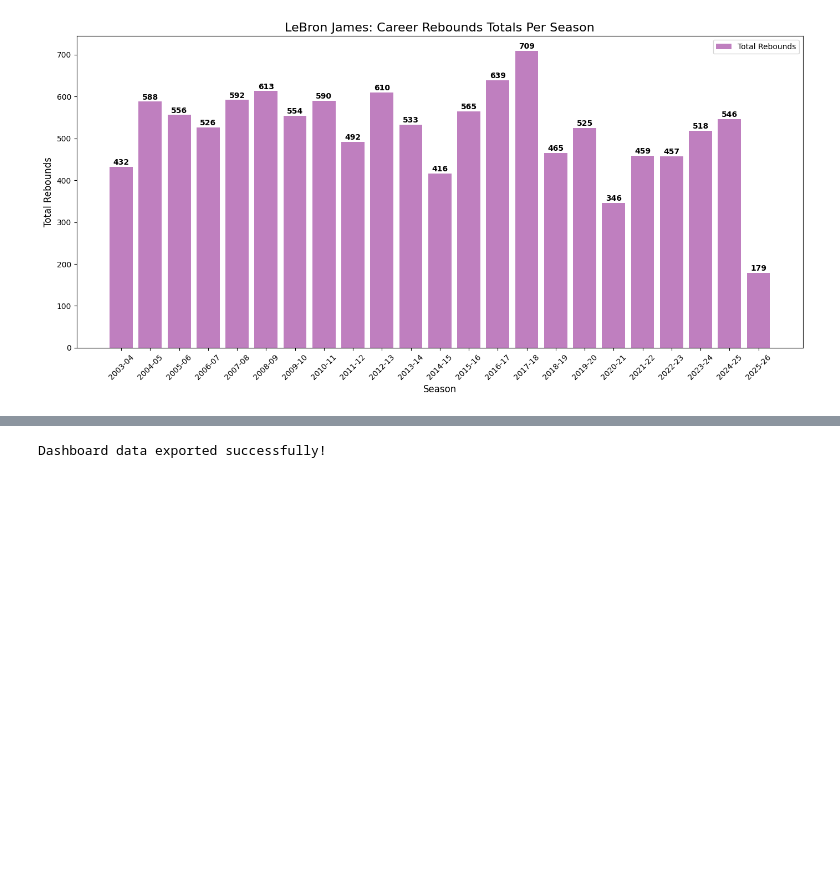
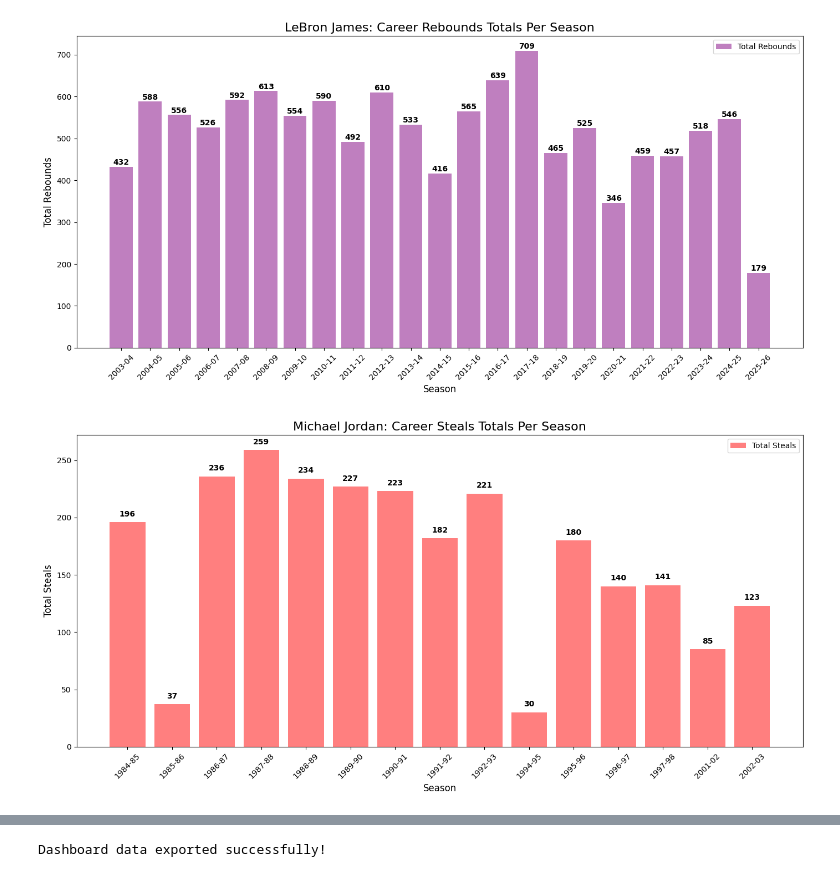
Before and after one commit to Jtambwe7305/mj-vs-lbj-nba-analysis-ai-help, a Jupyter notebook: Goat_comparison.ipynb, the cells around one changed output, grey strips where cells are left out. Drawn from its saved outputs; the diff is of its cells as text; code cells hidden in the pictures; blank space fills up the shorter version.

```diff
--- a/Goat_comparison.ipynb
+++ b/Goat_comparison.ipynb
@@ -755,3 +818,23 @@ plt.tight_layout()
 plt.show()
 # %% [output]
 [figure]
+# %%
+# 4. Visualization
+plt.figure(figsize=(14, 7))
+
+# Plotting the Volume (Attempts) and Success (Makes)
+plt.bar(mj_stats['SEASON_ID'], mj_stats['STL'], label='Total Steals', color='red', alpha=0.5) # Bulls Red
+
+plt.title('Michael Jordan: Career Steals Totals Per Season', fontsize=16)
+plt.xlabel('Season', fontsize=12)
+plt.ylabel('Total Steals', fontsize=12)
+plt.xticks(rotation=45)
+plt.legend()
+
+for i, pct in enumerate(mj_stats['STL']):
+    plt.text(i, mj_stats['STL'].iloc[i]+5, f'{pct:.0f}', ha='center', fontsize=10, fontweight='bold')
+
+plt.tight_layout()
+plt.show()
+# %% [output]
+[figure, added]
```
Also changed, not shown: parts of 6 cells of this notebook.
